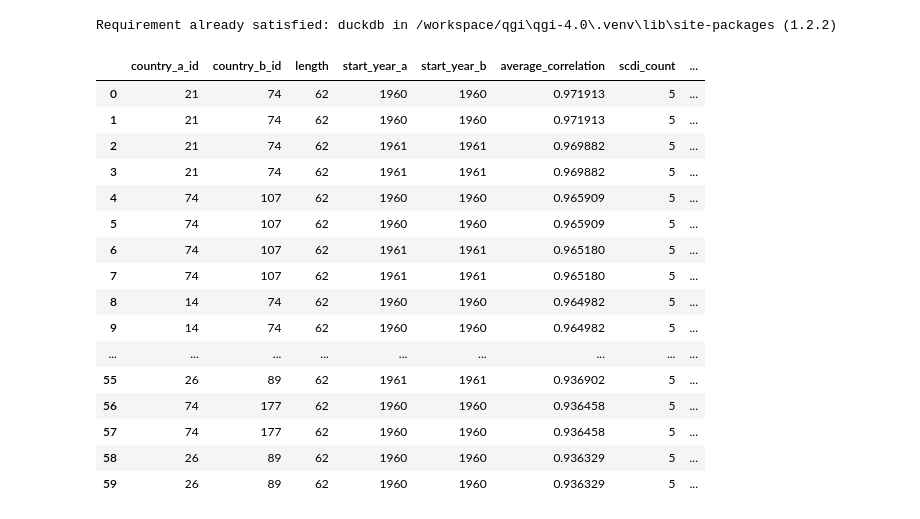
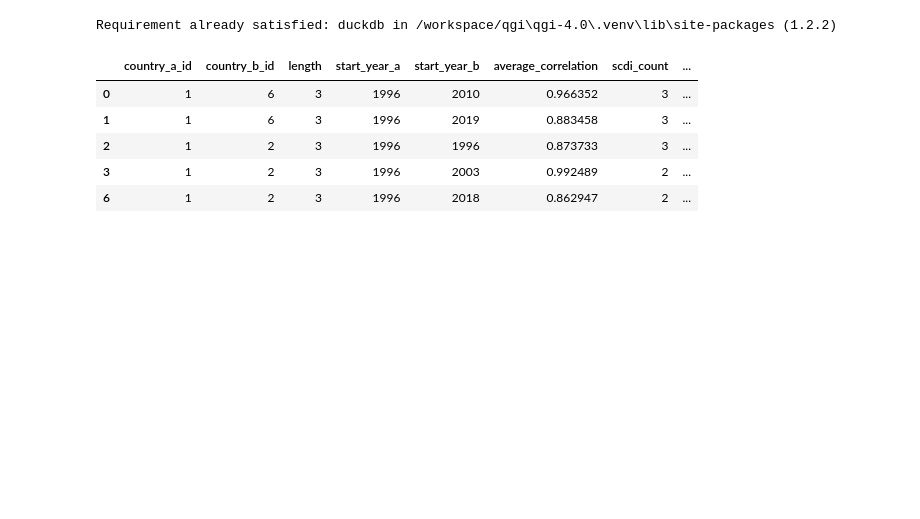
Before and after one commit to AminAlAit/qgi-4.0, a Jupyter notebook: src/pattern_maker/main.ipynb, the cells around one changed output. Cells and saved outputs as stored; diff of their text form; code cells hidden in the pictures; blank space fills up the shorter version.

Commit message:
3rd pipeline: patternmaker

```diff
--- a/src/pattern_maker/main.ipynb
+++ b/src/pattern_maker/main.ipynb
@@ -16,22 +16,11 @@ def read_parquet_as_df(parquet_path: str):
 # %% [output]
 Requirement already satisfied: duckdb in /workspace/qgi\qgi-4.0\.venv\lib\site-packages (1.2.2)
 # %%
-read_parquet_as_df(r"/workspace/qgi\qgi-4.0\data\pattern_maker_output\top_pps.parquet").head(60)
+read_parquet_as_df(r"/workspace/qgi\qgi-4.0\data\pattern_maker_output\Afghanistan\part.1.parquet").head()
 # %% [output]
 |  | country_a_id | country_b_id | length | start_year_a | start_year_b | average_correlation | scdi_count | ... |
-| 0 | 21 | 74 | 62 | 1960 | 1960 | 0.971913 | 5 | ... |
-| 1 | 21 | 74 | 62 | 1960 | 1960 | 0.971913 | 5 | ... |
-| 2 | 21 | 74 | 62 | 1961 | 1961 | 0.969882 | 5 | ... |
-| 3 | 21 | 74 | 62 | 1961 | 1961 | 0.969882 | 5 | ... |
-| 4 | 74 | 107 | 62 | 1960 | 1960 | 0.965909 | 5 | ... |
-| 5 | 74 | 107 | 62 | 1960 | 1960 | 0.965909 | 5 | ... |
-| 6 | 74 | 107 | 62 | 1961 | 1961 | 0.965180 | 5 | ... |
-| 7 | 74 | 107 | 62 | 1961 | 1961 | 0.965180 | 5 | ... |
-| 8 | 14 | 74 | 62 | 1960 | 1960 | 0.964982 | 5 | ... |
-| 9 | 14 | 74 | 62 | 1960 | 1960 | 0.964982 | 5 | ... |
-| ... | ... | ... | ... | ... | ... | ... | ... | ... |
-| 55 | 26 | 89 | 62 | 1961 | 1961 | 0.936902 | 5 | ... |
-| 56 | 74 | 177 | 62 | 1960 | 1960 | 0.936458 | 5 | ... |
-| 57 | 74 | 177 | 62 | 1960 | 1960 | 0.936458 | 5 | ... |
-| 58 | 26 | 89 | 62 | 1960 | 1960 | 0.936329 | 5 | ... |
-| 59 | 26 | 89 | 62 | 1960 | 1960 | 0.936329 | 5 | ... |
+| 0 | 1 | 6 | 3 | 1996 | 2010 | 0.966352 | 3 | ... |
+| 1 | 1 | 6 | 3 | 1996 | 2019 | 0.883458 | 3 | ... |
+| 2 | 1 | 2 | 3 | 1996 | 1996 | 0.873733 | 3 | ... |
+| 3 | 1 | 2 | 3 | 1996 | 2003 | 0.992489 | 2 | ... |
+| 6 | 1 | 2 | 3 | 1996 | 2018 | 0.862947 | 2 | ... |
```
Also changed, not shown: parts of 11 cells of this notebook, 2 other files.
